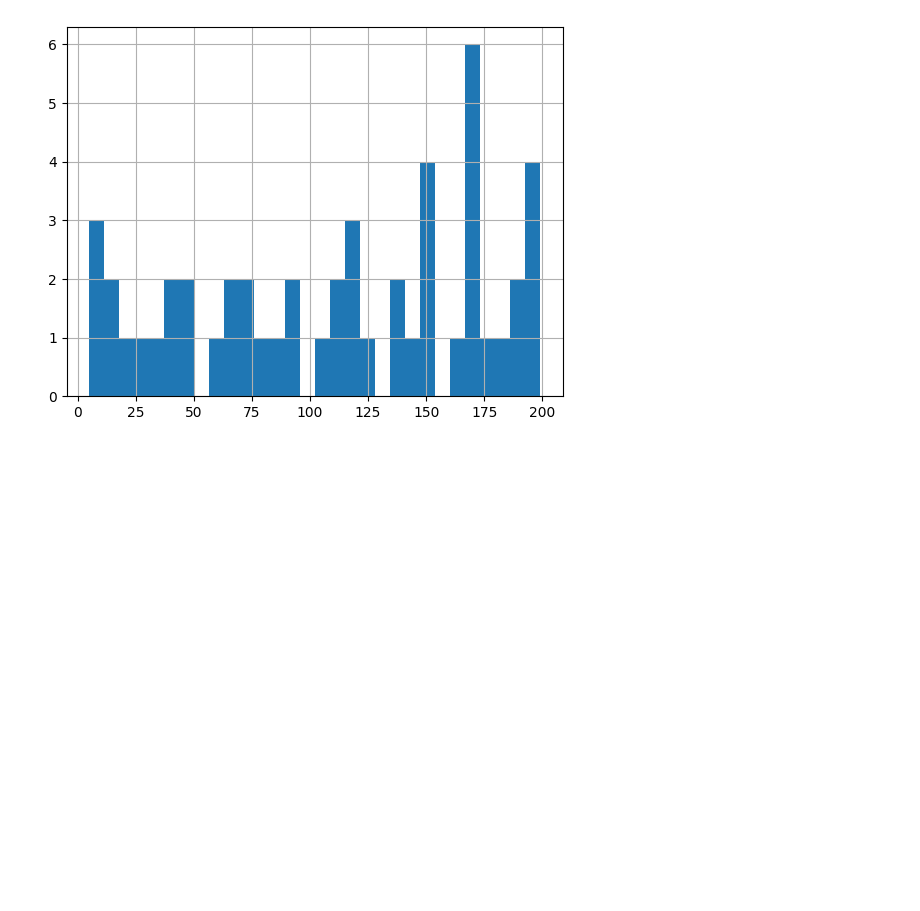
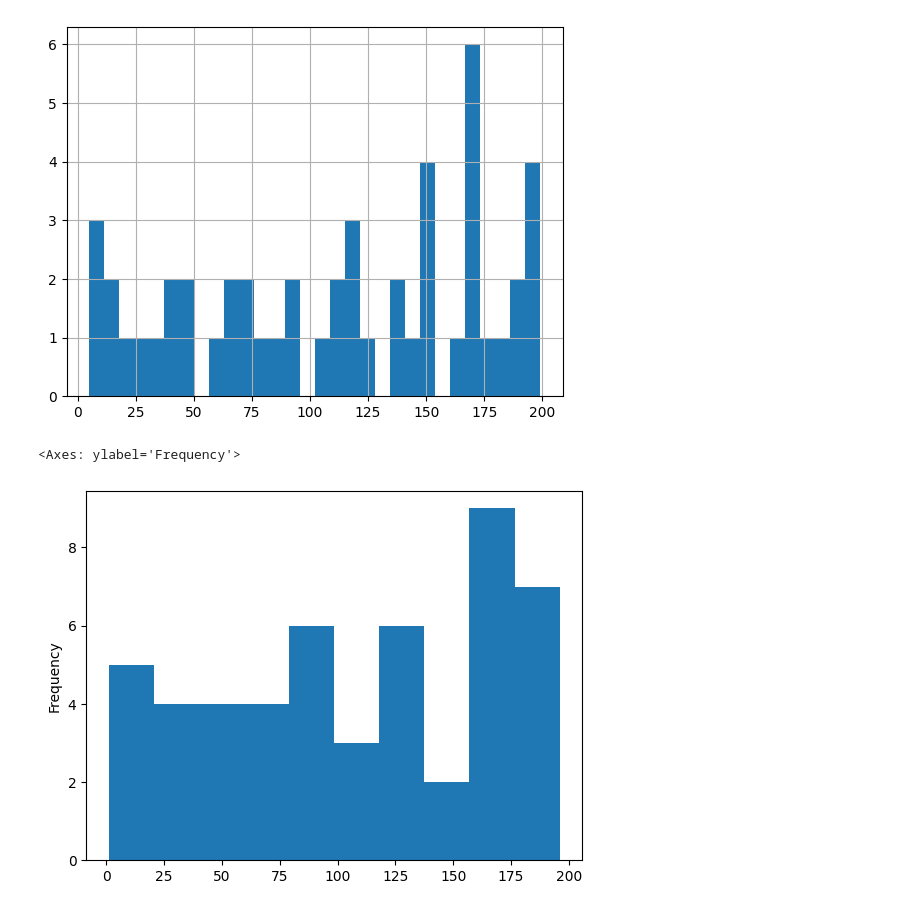
Before and after one commit to PabloSanchez87/IBM-Inteligencia-Artificial, a Jupyter notebook: 3-Machine Learning - Python/3-Módulo Pandas para análisis de datos/1-Bases.ipynb, the cells around one changed output. Cells and saved outputs as stored; diff of their text form; code cells hidden in the pictures; blank space fills up the shorter version.

```diff
--- a/3-Machine Learning - Python/3-Módulo Pandas para análisis de datos/1-Bases.ipynb
+++ b/3-Machine Learning - Python/3-Módulo Pandas para análisis de datos/1-Bases.ipynb
@@ -714,3 +714,8 @@ dataframe['B'].hist(bins=30)
 # %% [output]
 <Axes: >
 [figure]
+# %%
+dataframe['A'].plot.hist()
+# %% [output]
+<Axes: ylabel='Frequency'>
+[figure, added]
```
Also changed, not shown: parts of 9 cells of this notebook, 2 other files.
